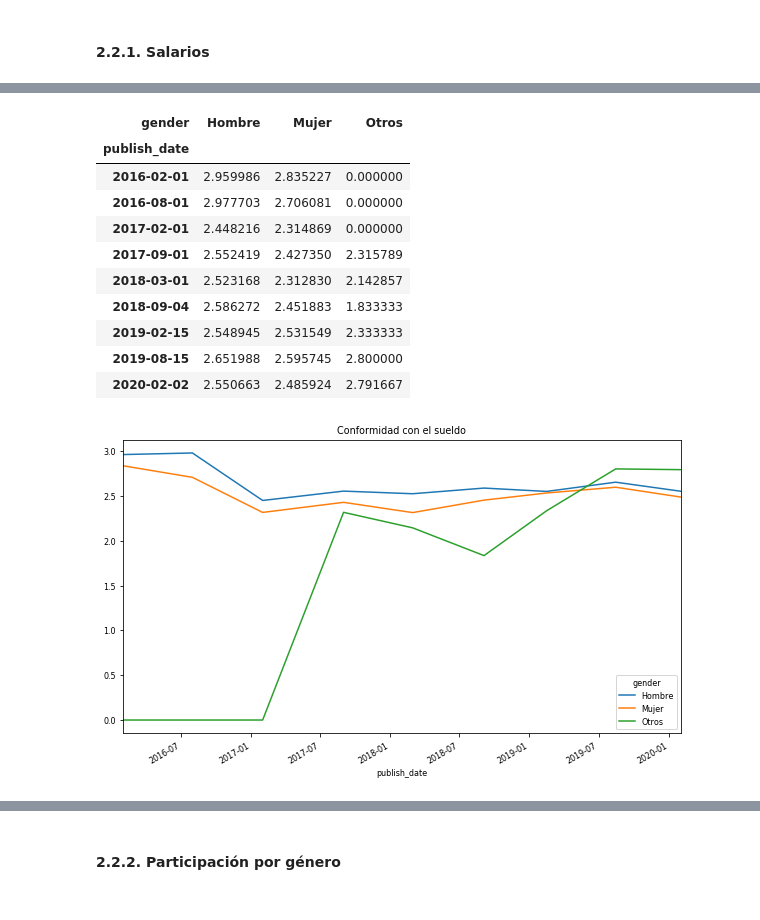
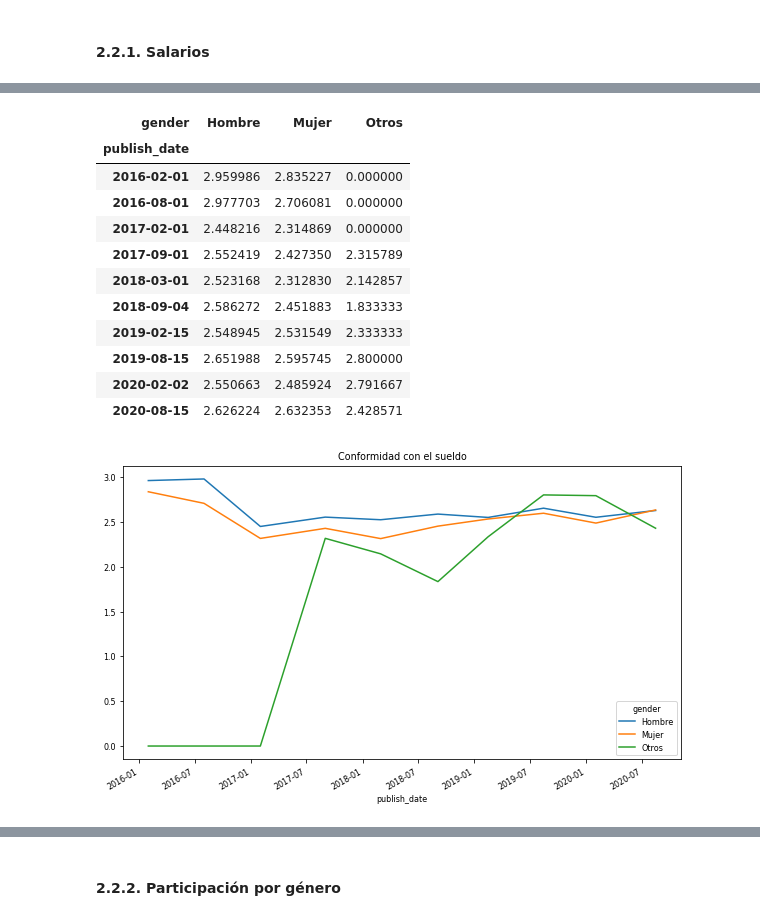
Before and after one commit to lucianacastro/openqube-sueldos, a Jupyter notebook: pipeline/historical-data-analysis.ipynb, the cells around one changed output, grey strips where cells are left out. Cells and saved outputs as stored; diff of their text form; code cells hidden in the pictures.

```diff
--- a/pipeline/historical-data-analysis.ipynb
+++ b/pipeline/historical-data-analysis.ipynb
@@ -402,15 +431,18 @@ dataframe = pd.concat(clean_dataframe)
 charts = {}
 
 
-def to_rechart(df, max = 0):
-  """
+def to_rechart(df, max=0):
+    """
   if max is set, groups the exceeded rows into 'Otros' column, summing values
   """
-  if max != 0:
-    #df = df.sort_values(by, ascending=False)
-    others = df[max:].sum()
-    df = df[:max]
-    df.loc['Otros'] = others
-  return {
-    'data': [{ "name": str(name), **(data if isinstance(data, dict) else { 'value': data }) } for name, data in df.T.to_dict().items()],
-  }
+    if max != 0:
+        # df = df.sort_values(by, ascending=False)
+        others = df[max:].sum()
+        df = df[:max]
+        df.loc["Otros"] = others
+    return {
+        "data": [
+            {"name": str(name), **(data if isinstance(data, dict) else {"value": data})}
+            for name, data in df.T.to_dict().items()
+        ],
+    }
@@ -465,18 +502,25 @@ dataframe.groupby('publish_date').salary.describe().plot(kind='line')
 # %%
-df = dataframe.groupby(['publish_date', 'gender']).acquiescence.mean().unstack('gender').fillna(0)
-df.plot(kind='line', title='Conformidad con el sueldo')
-charts['historic_acquiescence_means'] = to_rechart(df)
+dataframe.acquiescence = pd.to_numeric(dataframe.acquiescence)
+df = (
+    dataframe.groupby(["publish_date", "gender"])
+    .acquiescence.mean()
+    .unstack("gender")
+    .fillna(0)
+)
+df.plot(kind="line", title="Conformidad con el sueldo")
+charts["historic_acquiescence_means"] = to_rechart(df)
 display(df)
 # %% [output]
 | gender | Hombre | Mujer | Otros |
 | publish_date |  |  |  |
 | 2016-02-01 | 2.959986 | 2.835227 | 0.000000 |
 | 2016-08-01 | 2.977703 | 2.706081 | 0.000000 |
 | 2017-02-01 | 2.448216 | 2.314869 | 0.000000 |
 | 2017-09-01 | 2.552419 | 2.427350 | 2.315789 |
 | 2018-03-01 | 2.523168 | 2.312830 | 2.142857 |
 | 2018-09-04 | 2.586272 | 2.451883 | 1.833333 |
 | 2019-02-15 | 2.548945 | 2.531549 | 2.333333 |
 | 2019-08-15 | 2.651988 | 2.595745 | 2.800000 |
 | 2020-02-02 | 2.550663 | 2.485924 | 2.791667 |
+| 2020-08-15 | 2.626224 | 2.632353 | 2.428571 |
-[figure, old version]
+[figure, new version]
```
Also changed, not shown: parts of 16 cells of this notebook, 1 other file.
